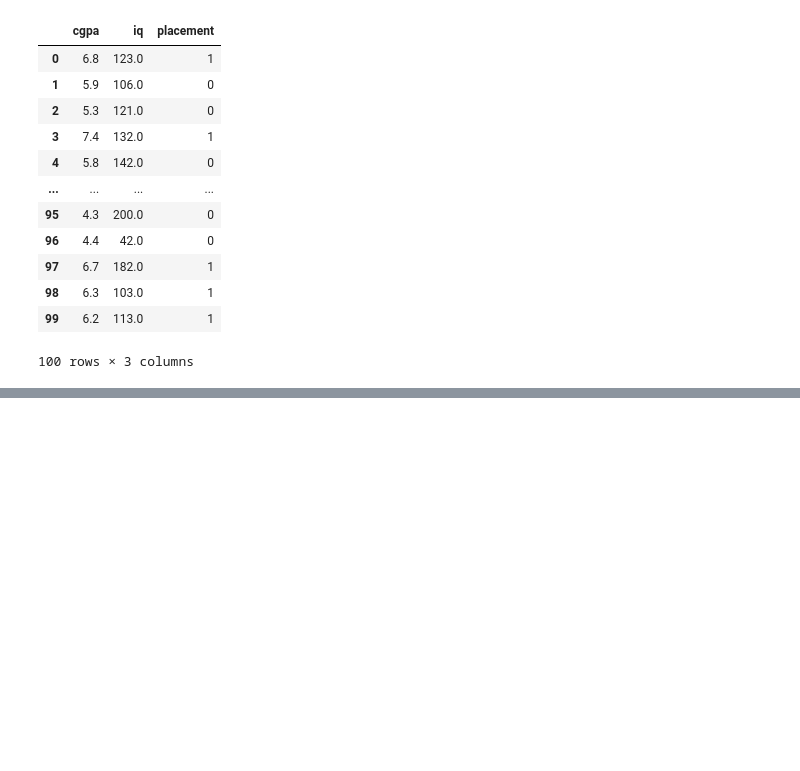
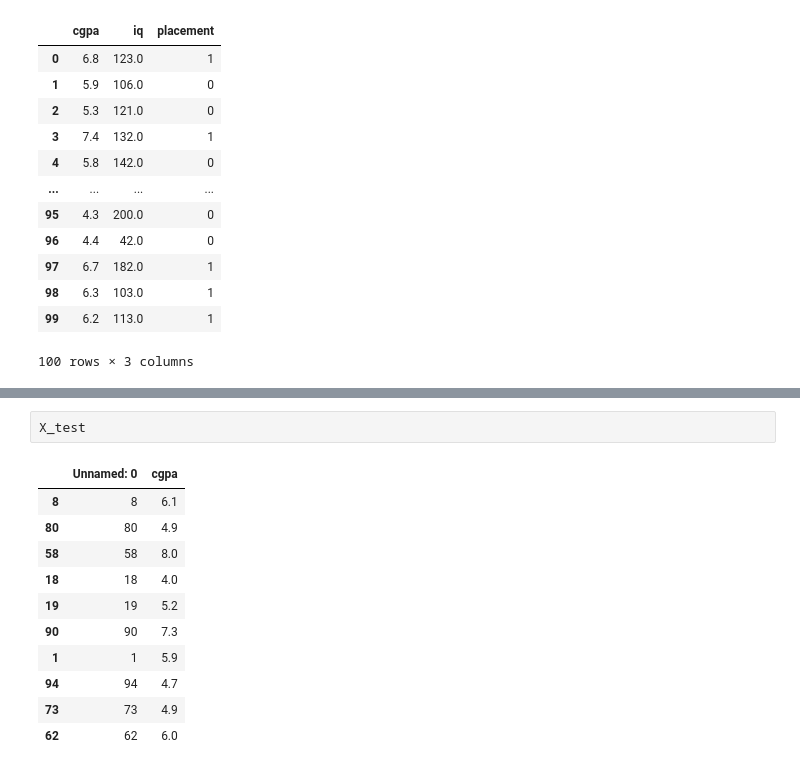
Before and after one commit to Salmankhan0518/Machine-Learning, a Jupyter notebook: 1-Toy-Project.ipynb, the cells around one changed output, grey strips where cells are left out. Cells and saved outputs as stored; diff of their text form; blank space fills up the shorter version.

```diff
--- a/1-Toy-Project.ipynb
+++ b/1-Toy-Project.ipynb
@@ -53,0 +99,14 @@ df
+# %%
+X_test
+# %% [output]
+|  | Unnamed: 0 | cgpa |
+| 8 | 8 | 6.1 |
+| 80 | 80 | 4.9 |
+| 58 | 58 | 8.0 |
+| 18 | 18 | 4.0 |
+| 19 | 19 | 5.2 |
+| 90 | 90 | 7.3 |
+| 1 | 1 | 5.9 |
+| 94 | 94 | 4.7 |
+| 73 | 73 | 4.9 |
+| 62 | 62 | 6.0 |
```
Also changed, not shown: parts of 14 cells of this notebook.
